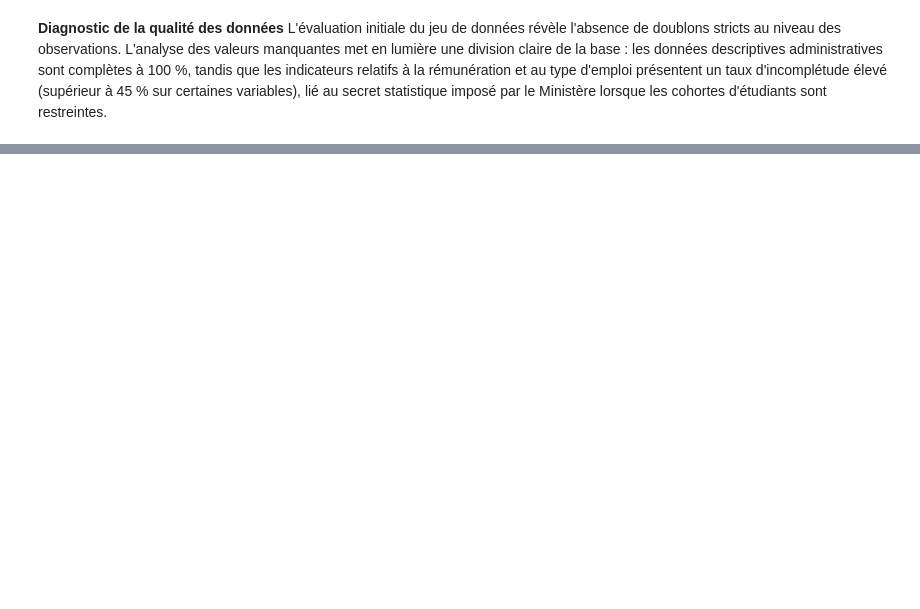
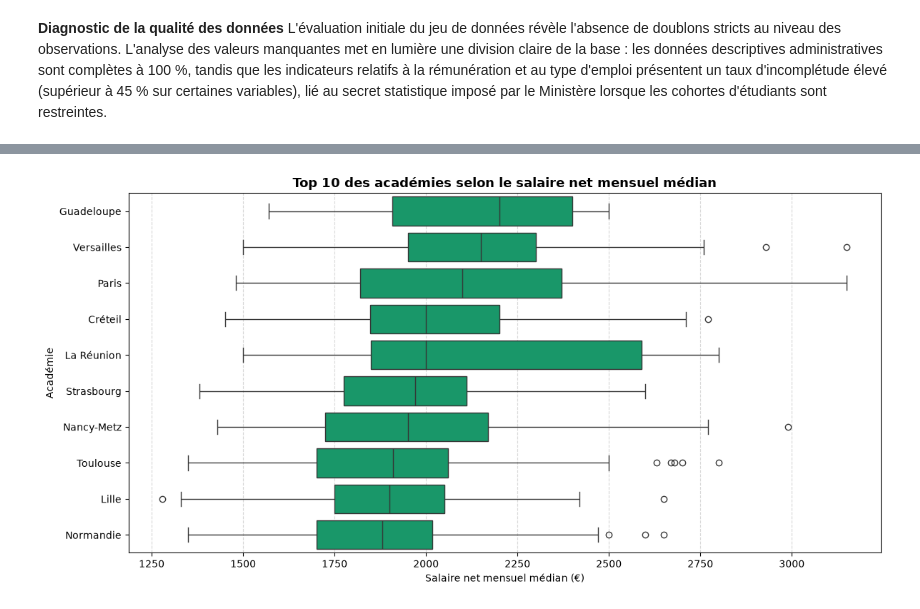
Before and after one commit to kejea23912/Projet_ML, a Jupyter notebook: base.ipynb, the cells around one changed output, grey strips where cells are left out. Drawn from its saved outputs; the diff is of its cells as text; code cells hidden in the pictures; blank space fills up the shorter version.

```diff
--- a/base.ipynb
+++ b/base.ipynb
@@ -222,0 +259,31 @@ et on avait observé que la variable cible avait pres de 10 mil NAN.
+# %%
+
+
+top_academies = (
+    df.groupby("academie")[target]
+    .median()
+    .sort_values(ascending=False)
+    .head(10)
+    .index
+)
+
+plt.figure(figsize=(12, 6))
+sns.boxplot(
+    data=df[df["academie"].isin(top_academies)],
+    x=target,
+    y="academie",
+    order=top_academies,
+    color=palette[1],
+)
+plt.title(
+    "Top 10 des académies selon le salaire net mensuel médian",
+    fontsize=13,
+    fontweight="bold",
+)
+plt.xlabel("Salaire net mensuel médian (€)")
+plt.ylabel("Académie")
+plt.grid(axis="x", linestyle="--", alpha=0.5)
+plt.tight_layout()
+plt.show()
+# %% [output]
+[figure, added]
```
Also changed, not shown: parts of 10 cells of this notebook, 2 other files.
